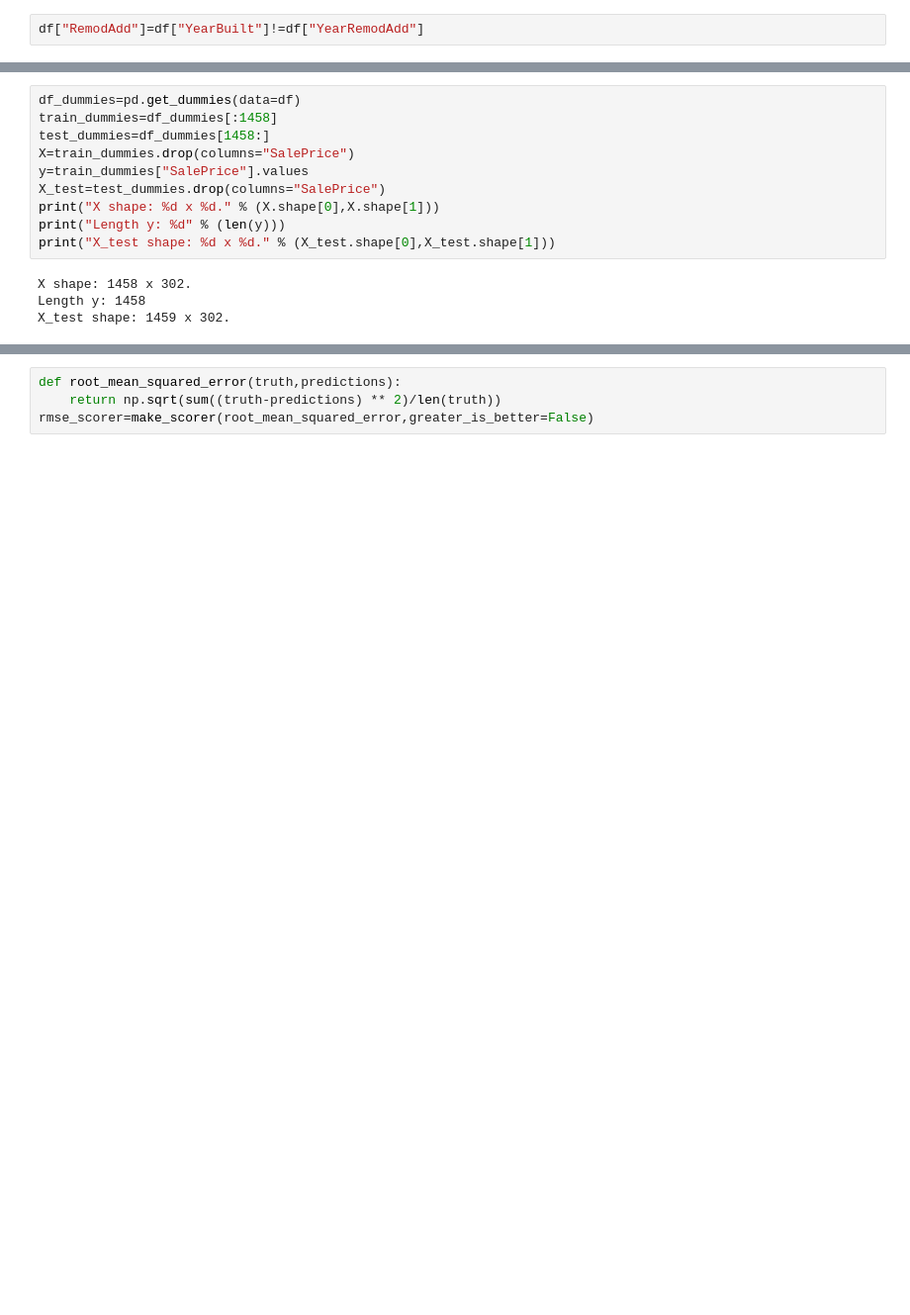
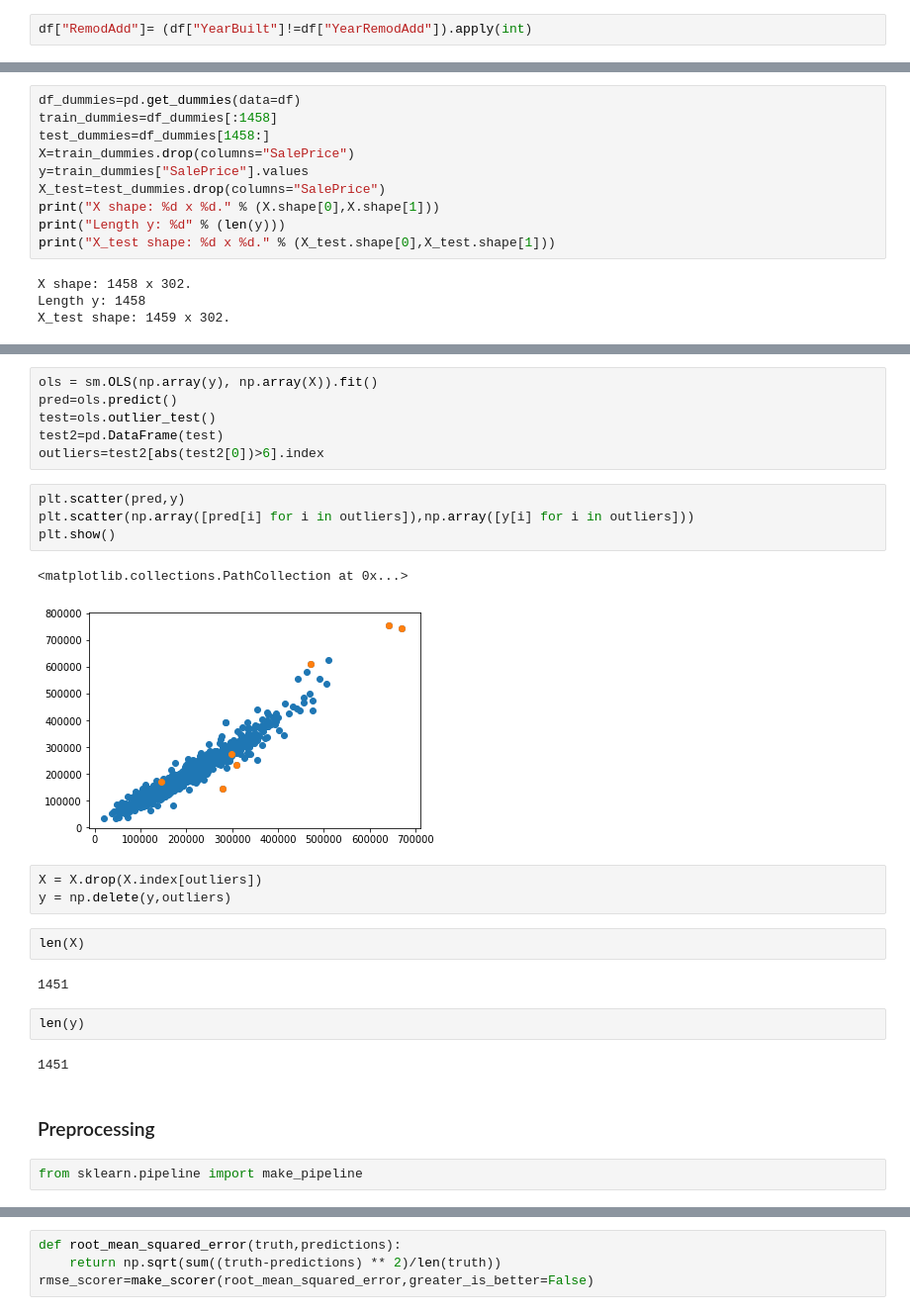
Before and after one commit to StevenDalderop/Ames-Housing-Dataset, a Jupyter notebook: Ames Housing Dataset.ipynb, the cells around one changed output, grey strips where cells are left out. Shown: that part at 99% size. Saved outputs shown, nothing was run; the diff lists cells and outputs as text; blank space fills up the shorter version.

```diff
--- a/Ames Housing Dataset.ipynb
+++ b/Ames Housing Dataset.ipynb
@@ -204,7 +208,7 @@ skews
 # %%
 df['TotalSF'] = df['TotalBsmtSF'] + df['1stFlrSF'] + df['2ndFlrSF']
 # %%
-df["RemodAdd"]=df["YearBuilt"]!=df["YearRemodAdd"]
+df["RemodAdd"]= (df["YearBuilt"]!=df["YearRemodAdd"]).apply(int)
 # %% [markdown]
 ### Model
 # %%
@@ -232,0 +252,28 @@ X_test shape: 1459 x 302.
+# %%
+ols = sm.OLS(np.array(y), np.array(X)).fit()
+pred=ols.predict()
+test=ols.outlier_test()
+test2=pd.DataFrame(test)
+outliers=test2[abs(test2[0])>6].index
+# %%
+plt.scatter(pred,y)
+plt.scatter(np.array([pred[i] for i in outliers]),np.array([y[i] for i in outliers]))
+plt.show()
+# %% [output]
+<matplotlib.collections.PathCollection at 0x...>
+[figure, added]
+# %%
+X = X.drop(X.index[outliers])
+y = np.delete(y,outliers)
+# %%
+len(X)
+# %% [output]
+1451
+# %%
+len(y)
+# %% [output]
+1451
+# %% [markdown]
+### Preprocessing
+# %%
+from sklearn.pipeline import make_pipeline
```
Also changed, not shown: parts of 29 cells of this notebook, 1 other file.
